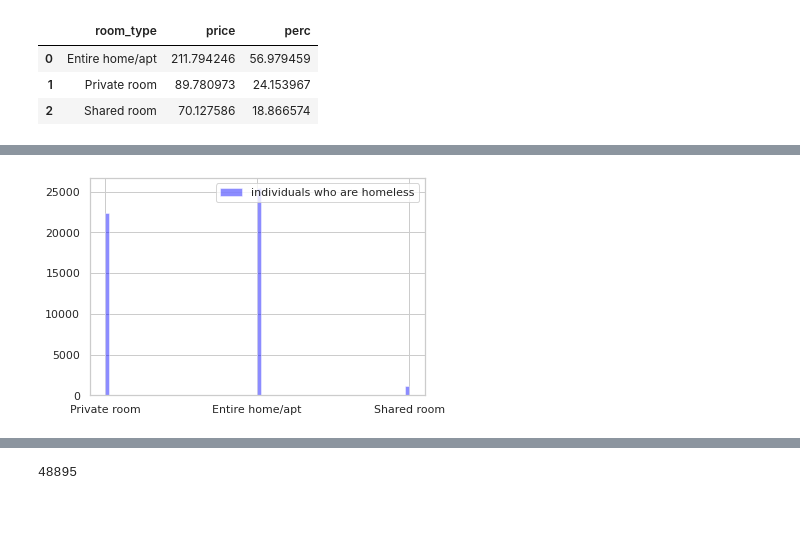
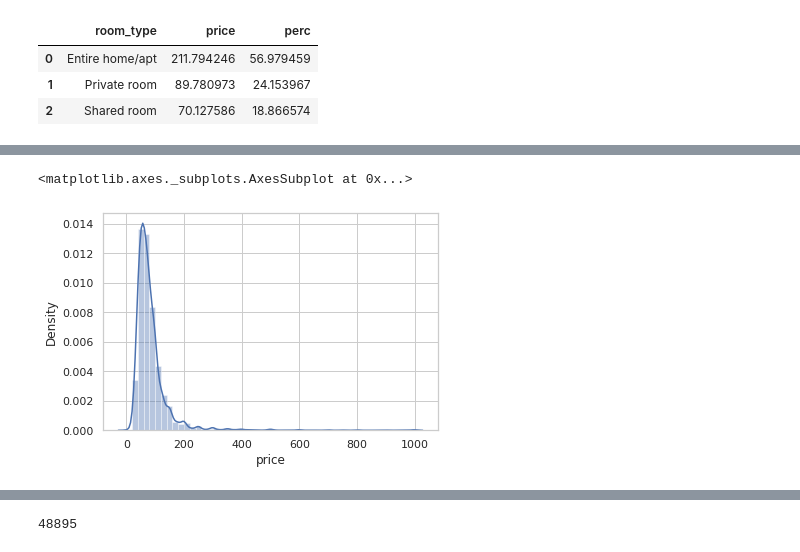
Before and after one commit to yaman9675/understand_Airbnb, a Jupyter notebook: understand_Airbnb.ipynb, the cells around one changed output, grey strips where cells are left out. Cells and saved outputs as stored; diff of their text form; code cells hidden in the pictures; blank space fills up the shorter version.

```diff
--- a/understand_Airbnb.ipynb
+++ b/understand_Airbnb.ipynb
@@ -419,8 +427,6 @@ ConversionError: ignored
-# %%
-#plt.hist(airbnb['price'], bins=70, alpha=0.45, color='red')
-plt.hist(airbnb['room_type'], bins=70, alpha=0.45, color='blue')
-plt.legend(['individuals who are homeless',
-            'family members who are homeless'])
-plt.show()
-# %% [output]
-[figure, removed]
+# %%
+sns.set_theme(style="whitegrid")
+sns.distplot(private_room['price'], hist=True)
+# %% [output]
+<matplotlib.axes._subplots.AxesSubplot at 0x...>
+[figure, added]
```
Also changed, not shown: parts of 28 cells of this notebook.
